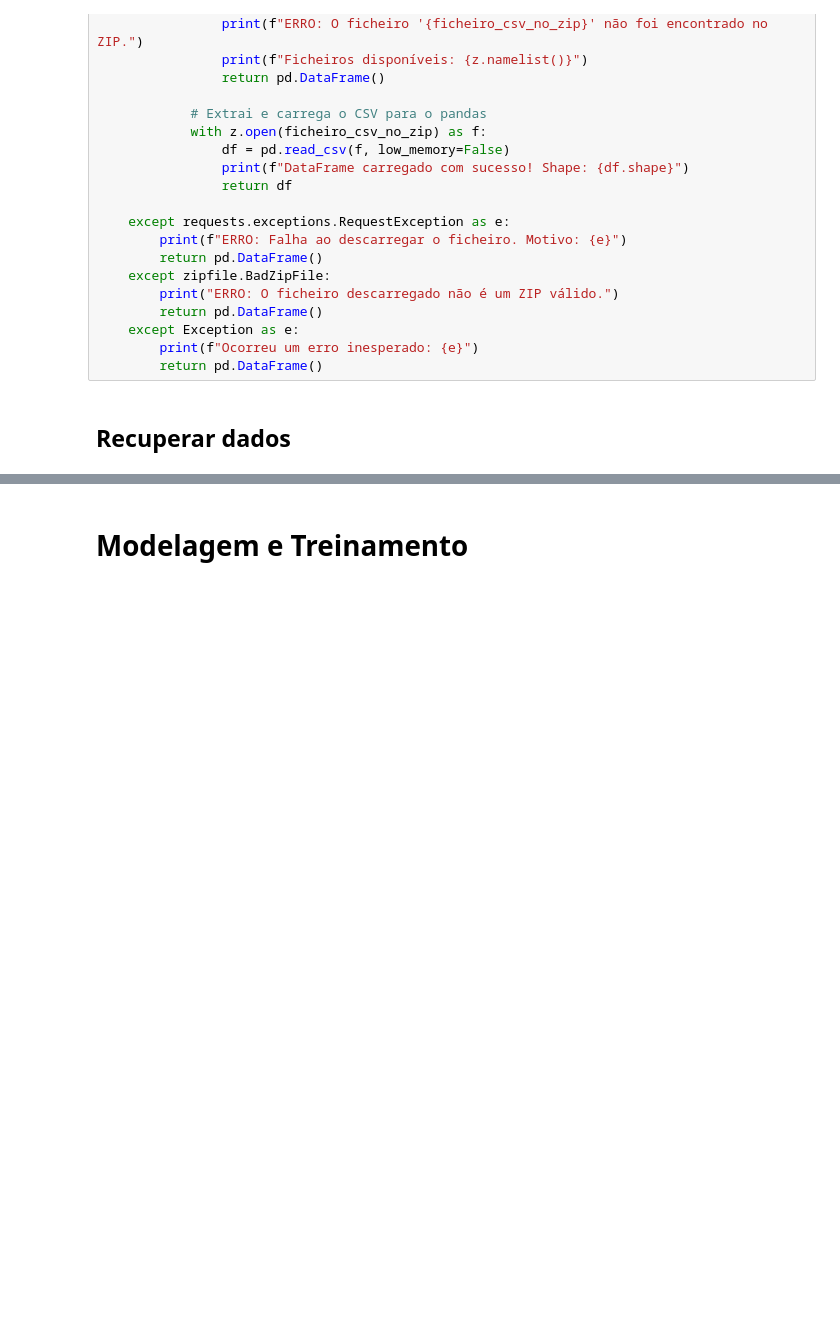
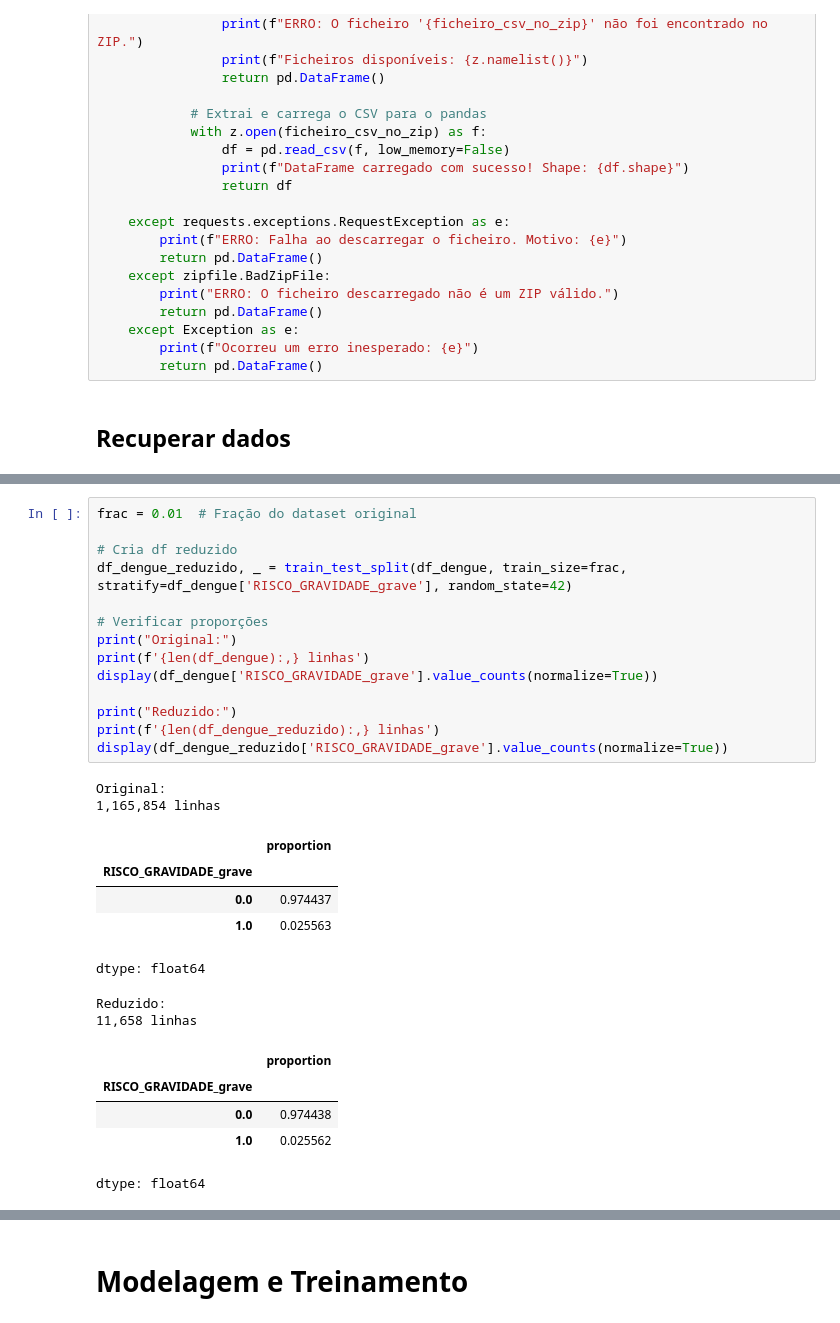
Before and after one commit to iz-120/ECM514-Projeto02-Assistente-Diagnostico, a Jupyter notebook: Projeto_2__Assistente_de_Diagnóstico_de_Dengue_Principal.ipynb, the cells around one changed output, grey strips where cells are left out. Saved outputs shown, nothing was run; the diff lists cells and outputs as text; blank space fills up the shorter version.

```diff
--- a/Projeto_2__Assistente_de_Diagnóstico_de_Dengue_Principal.ipynb
+++ b/Projeto_2__Assistente_de_Diagnóstico_de_Dengue_Principal.ipynb
@@ -118,0 +126,29 @@ Amostra dos dados carregados:
+# %%
+frac = 0.01  # Fração do dataset original
+
+# Cria df reduzido
+df_dengue_reduzido, _ = train_test_split(df_dengue, train_size=frac, stratify=df_dengue['RISCO_GRAVIDADE_grave'], random_state=42)
+
+# Verificar proporções
+print("Original:")
+print(f'{len(df_dengue):,} linhas')
+display(df_dengue['RISCO_GRAVIDADE_grave'].value_counts(normalize=True))
+
+print("Reduzido:")
+print(f'{len(df_dengue_reduzido):,} linhas')
+display(df_dengue_reduzido['RISCO_GRAVIDADE_grave'].value_counts(normalize=True))
+# %% [output]
+Original:
+1,165,854 linhas
+|  | proportion |
+| RISCO_GRAVIDADE_grave |  |
+| 0.0 | 0.974437 |
+| 1.0 | 0.025563 |
+dtype: float64
+Reduzido:
+11,658 linhas
+|  | proportion |
+| RISCO_GRAVIDADE_grave |  |
+| 0.0 | 0.974438 |
+| 1.0 | 0.025562 |
+dtype: float64
```
Also changed, not shown: parts of 15 cells of this notebook.
